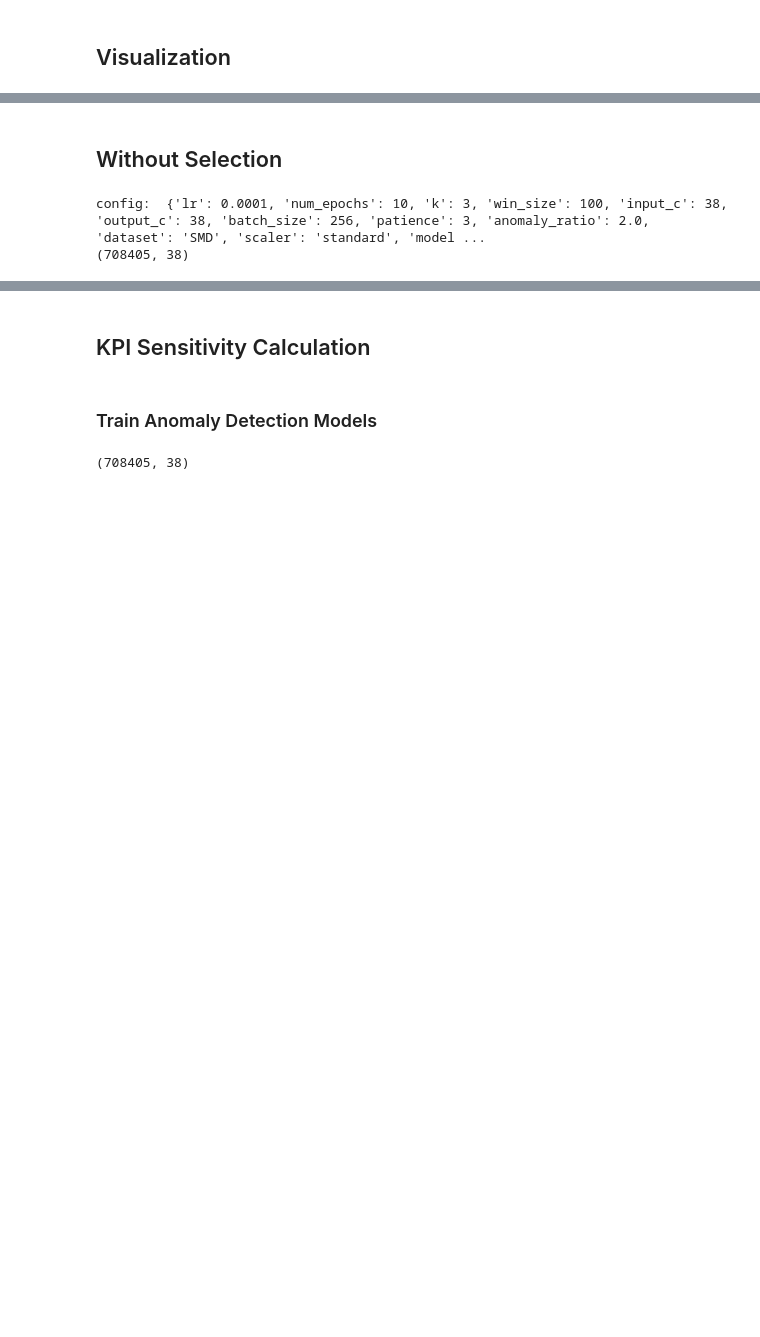
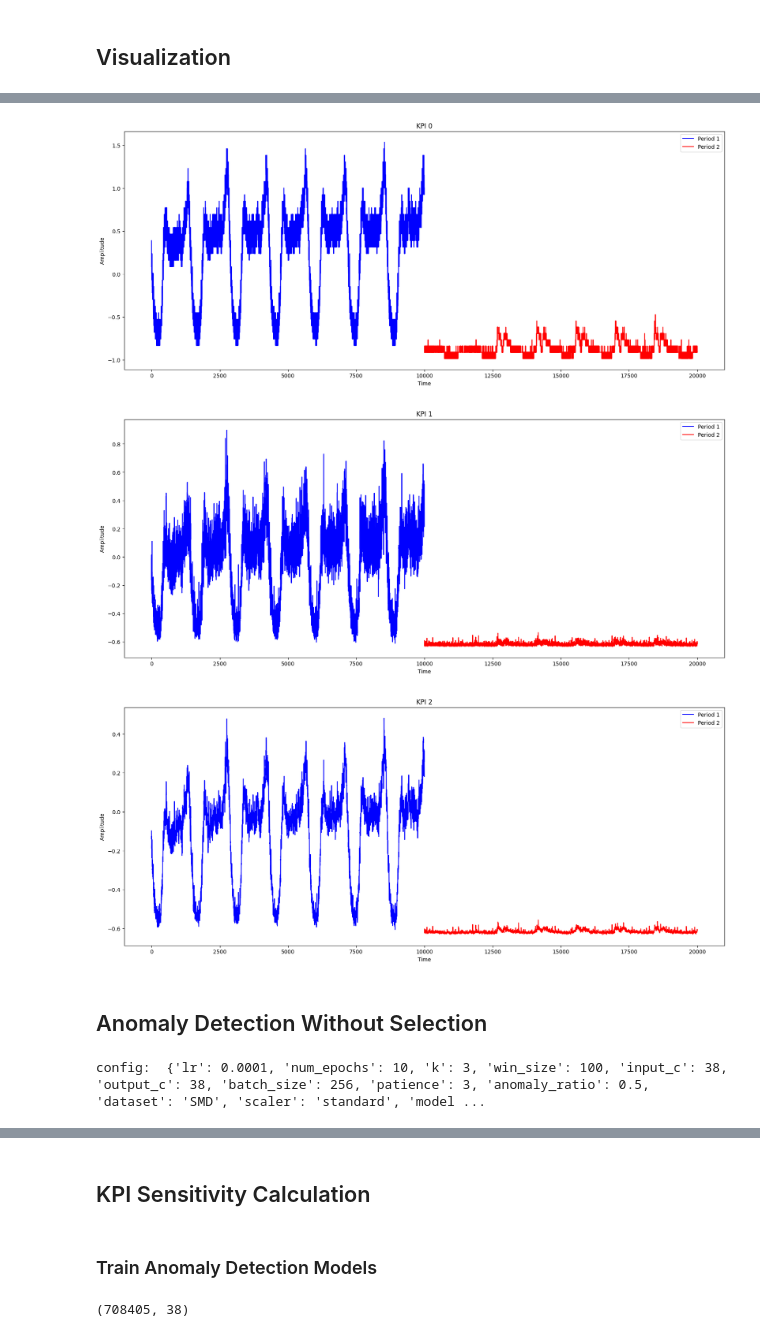
Before and after one commit to THUzxj/fKPISelect, a Jupyter notebook: fKPISelect.ipynb, the cells around one changed output, grey strips where cells are left out. Drawn from its saved outputs; the diff is of its cells as text; code cells hidden in the pictures; blank space fills up the shorter version.

```diff
--- a/fKPISelect.ipynb
+++ b/fKPISelect.ipynb
@@ -7,10 +11,19 @@ os.environ['CUDA_VISIBLE_DEVICES'] = '1'
 # download dataset
 # %%
 from sklearn.preprocessing import StandardScaler
-from anomaly_detection.data_factory.dataset import get_dataset_v2
+from anomaly_detection.data_factory.dataset import get_dataset
 
 def load_SMD():
     dataset = "SMD"
     data_path = f"./dataset/{dataset}"
     scaler_class = StandardScaler
-    return get_dataset_v2(data_path, dataset, scaler_class)
+    return get_dataset(data_path, dataset, scaler_class)
+# %%
+SMD_dataset_object = load_SMD()
+SMD_dataset_object.describe()
+kpi_num = SMD_dataset_object.train.shape[1]
+print("kpi_num:", kpi_num)
+
+# split the test data set into a set for KPI selection and a set for anomaly detection with a ratio of 3:7
+selection_len = int(SMD_dataset_object.test.shape[0] * 0.3)
+print("data length for KPI selection:", selection_len)
@@ -33,14 +43,11 @@ from anomaly_detection.visualize import plot_train_and_test
 from anomaly_detection.visualize import plot_anomaly_events
 from anomaly_detection.event import get_events_from_labels
 
-kpi_num = SMD_dataset_loader.train.shape[1]
-print("kpi_num: ", kpi_num)
 
-
-for i in range(SMD_dataset_loader.train.shape[1]):
-    train_series = SMD_dataset_loader.train[-10000:, i]
-    test_series = SMD_dataset_loader.test[:10000, i]
-    test_labels = SMD_dataset_loader.test_labels[:10000]
+def plot_kpi(SMD_dataset_object, kpi_id):
+    train_series = SMD_dataset_object.train[-10000:, kpi_id]
+    test_series = SMD_dataset_object.test[:10000, kpi_id]
+    test_labels = SMD_dataset_object.test_labels[:10000]
     events = get_events_from_labels(test_labels)
     x = np.arange(train_series.shape[0] + test_series.shape[0])
 
@@ -84,0 +76,8 @@ kpi_num = 38
+# %%
+# plot first 3 KPIs
+for i in range(3):
+    plot_kpi(SMD_dataset_object, i)
+# %% [output]
+[figure, added]
+[figure, added]
+[figure, added]
@@ -85,5 +88,5 @@ kpi_num = 38
 # %% [markdown]
-## Without Selection
+## Anomaly Detection Without Selection
 # %%
 from anomaly_detection.solvers.AnomalyTransformerSolver import AnomalyTransformerSolver
 
@@ -101,7 +104,7 @@ solver = AnomalyTransformerSolver({
     'patience': 3,
 
     # testing settings
-    "anomaly_ratio": 2.0,
+    "anomaly_ratio": 0.5,
 
     # data settings
     'dataset': 'SMD',
@@ -114,7 +117,6 @@ solver = AnomalyTransformerSolver({
     "model_init_checkpoint": None,
 })
 # %% [output]
-config:  {'lr': 0.0001, 'num_epochs': 10, 'k': 3, 'win_size': 100, 'input_c': 38, 'output_c': 38, 'batch_size': 256, 'patience': 3, 'anomaly_ratio': 2.0, 'dataset': 'SMD', 'scaler': 'standard', 'model ...
-(708405, 38)
+config:  {'lr': 0.0001, 'num_epochs': 10, 'k': 3, 'win_size': 100, 'input_c': 38, 'output_c': 38, 'batch_size': 256, 'patience': 3, 'anomaly_ratio': 0.5, 'dataset': 'SMD', 'scaler': 'standard', 'model ...
 # %%
 solver.train()
```
Also changed, not shown: parts of 31 cells of this notebook, 4 other files.
